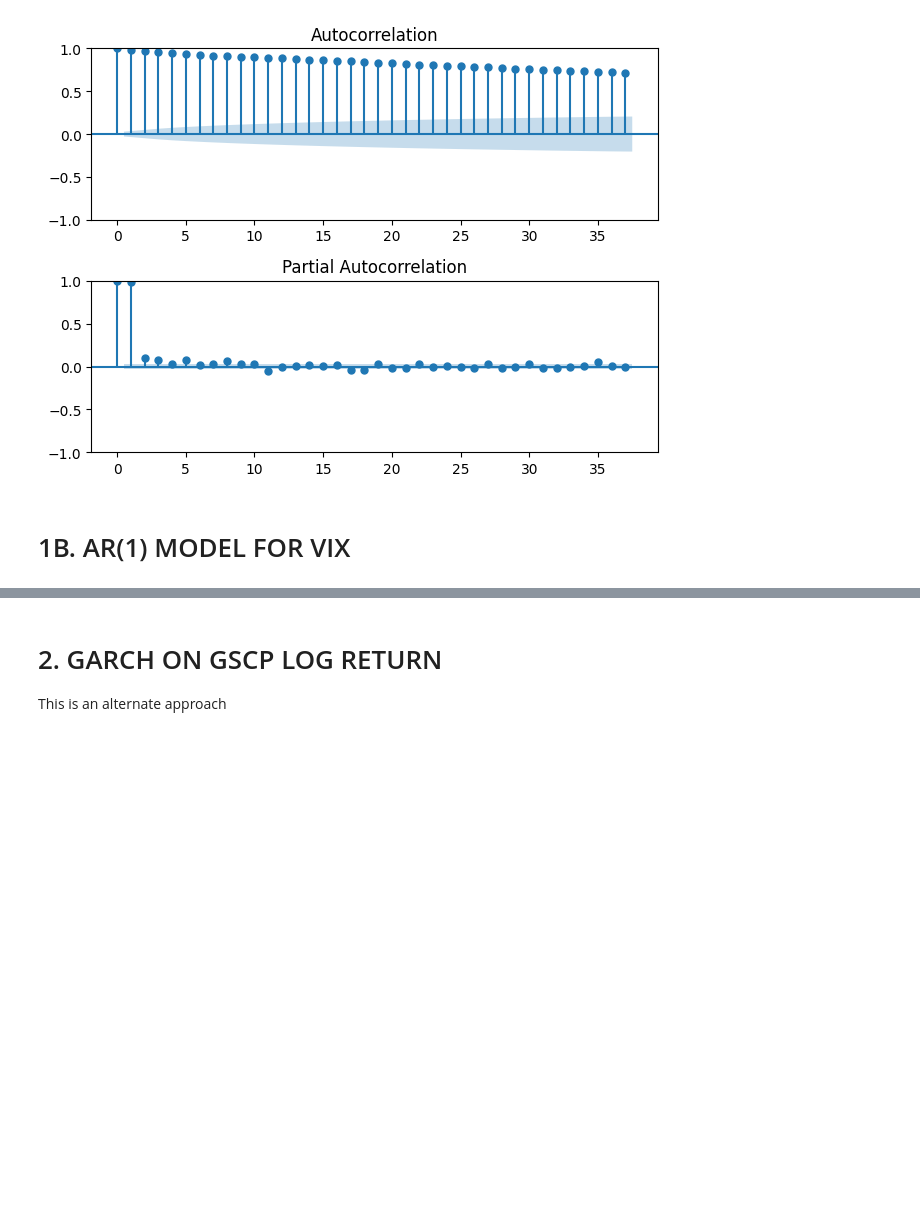
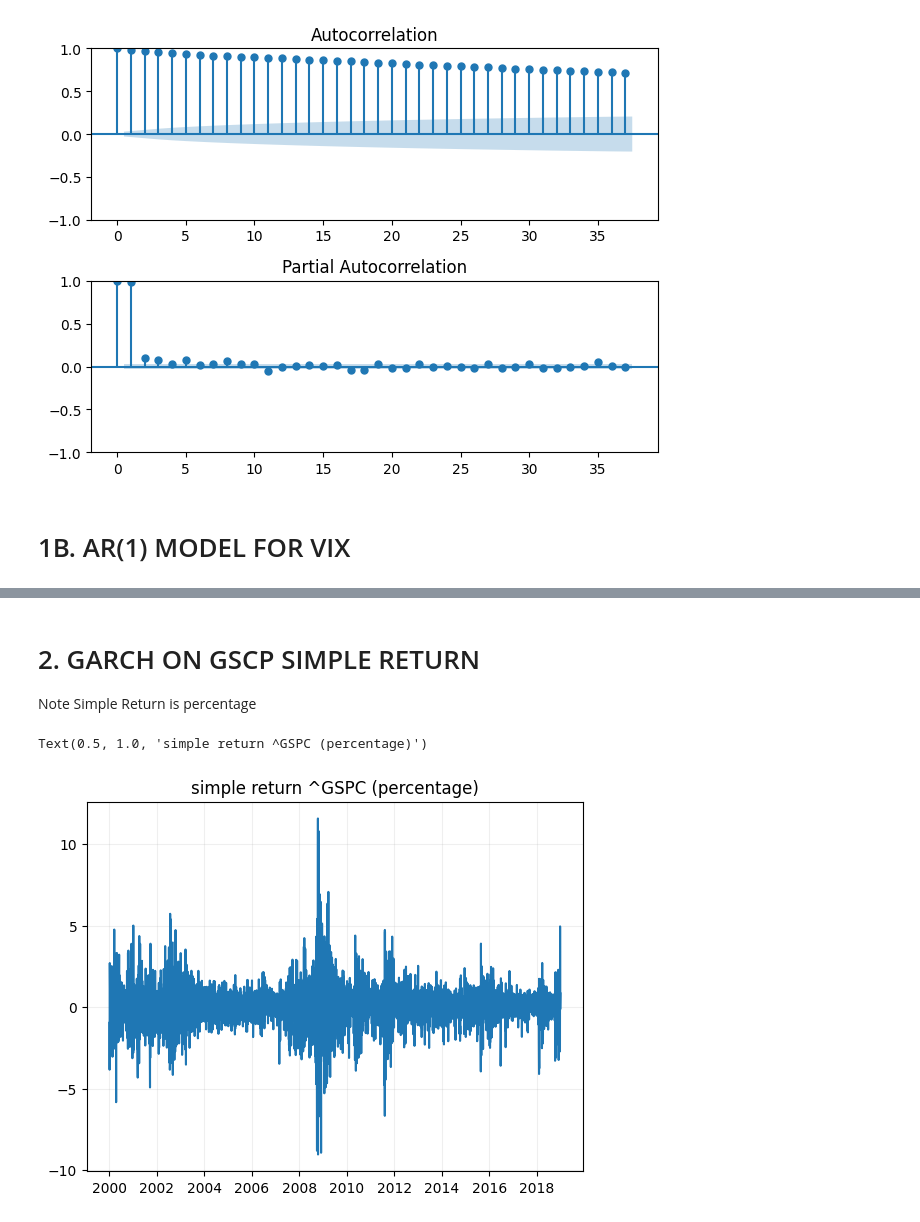
Before and after one commit to andreignatius/quant-analysis, a Jupyter notebook: arima_vix/main_updated.ipynb, the cells around one changed output, grey strips where cells are left out. Cells and saved outputs as stored; diff of their text form; code cells hidden in the pictures; blank space fills up the shorter version.

```diff
--- a/arima_vix/main_updated.ipynb
+++ b/arima_vix/main_updated.ipynb
@@ -318,6 +320,14 @@ fig.add_trace(
 fig.update_layout(title="VIX and AR(1) Model Prediction")
 fig.show()
 # %% [markdown]
-# 2. GARCH ON GSCP LOG RETURN
+# 2. GARCH ON GSCP SIMPLE RETURN
 
-This is an alternate approach
+Note Simple Return is percentage
+# %%
+plt.figure()
+plt.grid(alpha=0.2)
+plt.plot(df_gspc["simple_return"])
+plt.title('simple return ^GSPC (percentage)')
+# %% [output]
+Text(0.5, 1.0, 'simple return ^GSPC (percentage)')
+[figure, added]
```
Also changed, not shown: parts of 25 cells of this notebook.
